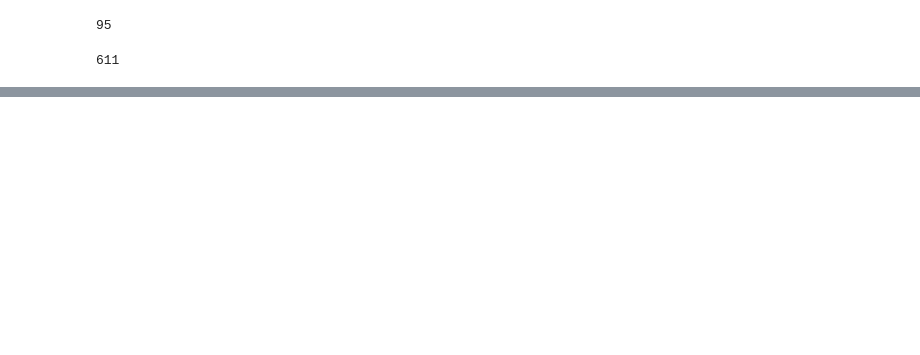
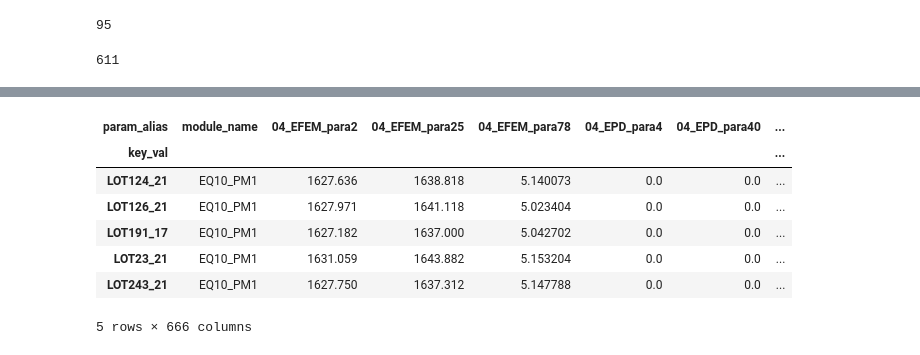
Before and after one commit to jinwook-kim0/dt-training, a Jupyter notebook: 탐색전.ipynb, the cells around one changed output, grey strips where cells are left out. Drawn from its saved outputs; the diff is of its cells as text; code cells hidden in the pictures; blank space fills up the shorter version.

```diff
--- a/탐색전.ipynb
+++ b/탐색전.ipynb
@@ -104,0 +69,2 @@ Name: end_time, dtype: datetime64[ns]
+# %%
+tdpv = tdpv.reset_index().set_index('key_val')
@@ -104,0 +73,11 @@ Name: end_time, dtype: datetime64[ns]
+# %%
+tdpv.head(5)
+# %% [output]
+| param_alias | module_name | 04_EFEM_para2 | 04_EFEM_para25 | 04_EFEM_para78 | 04_EPD_para4 | 04_EPD_para40 | ... |
+| key_val |  |  |  |  |  |  | ... |
+| LOT124_21 | EQ10_PM1 | 1627.636 | 1638.818 | 5.140073 | 0.0 | 0.0 | ... |
+| LOT126_21 | EQ10_PM1 | 1627.971 | 1641.118 | 5.023404 | 0.0 | 0.0 | ... |
+| LOT191_17 | EQ10_PM1 | 1627.182 | 1637.000 | 5.042702 | 0.0 | 0.0 | ... |
+| LOT23_21 | EQ10_PM1 | 1631.059 | 1643.882 | 5.153204 | 0.0 | 0.0 | ... |
+| LOT243_21 | EQ10_PM1 | 1627.750 | 1637.312 | 5.147788 | 0.0 | 0.0 | ... |
+5 rows × 666 columns
```
Also changed, not shown: parts of 23 cells of this notebook.
